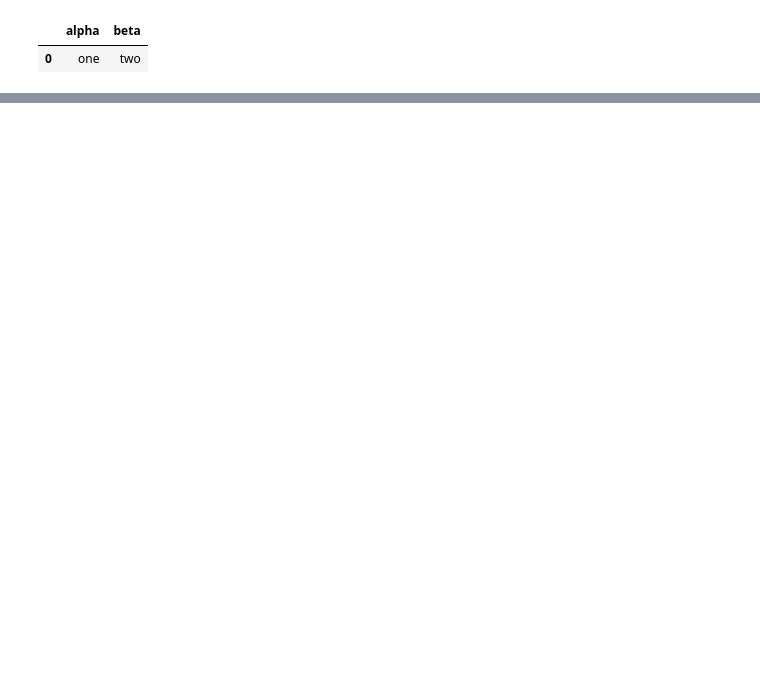
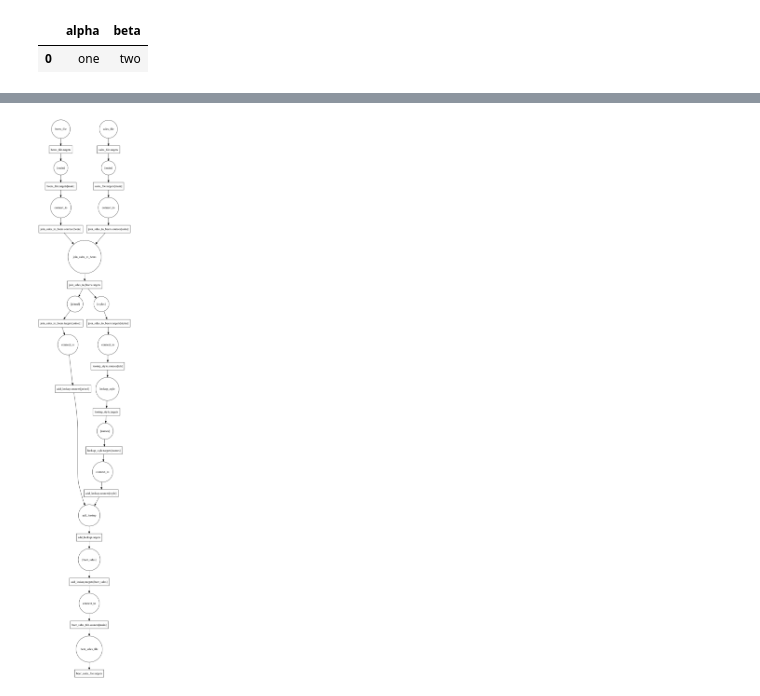
Before and after one commit to inside-track/pemi, a Jupyter notebook: some_job.ipynb, the cells around one changed output, grey strips where cells are left out. Drawn from its saved outputs; the diff is of its cells as text; code cells hidden in the pictures; blank space fills up the shorter version.

```diff
--- a/some_job.ipynb
+++ b/some_job.ipynb
@@ -56,8 +61,14 @@ import importlib
 import jobs
 import jobs.simple_job
 importlib.reload(jobs.simple_job)
+importlib.reload(pemi.pipes.generic)
+importlib.reload(pemi.pipes.dask)
 
+import pemi
 import pandas as pd
+
+import logging
+pemi.log().setLevel(logging.DEBUG)
 
 beers_csv = TableData(
     '''
@@ -73,6 +84,7 @@ beers_csv = TableData(
 sales_csv = TableData(
     '''
     | beer_id | sold_at    | quantity |
+    | -       | -          | -        |
     | 1       | 2017-01-01 | 3        |
     | 1       | 2017-01-04 | 2        |
     | 2       | 2017-01-06 | 7        |
@@ -87,28 +99,62 @@ sales_csv = TableData(
     '''
 ).df
 
-join_sales_to_beer_pipe = jobs.simple_job.JoinSalesToBeersPipe()
-join_sales_to_beer_pipe.sources['beers'].data = beers_csv
-join_sales_to_beer_pipe.sources['sales'].data = sales_csv
-join_sales_to_beer_pipe.flow()
+job = jobs.simple_job.MyJob()
 
-print("join_sales_to_beer_pipe.targets['joined']")
-display(join_sales_to_beer_pipe.targets['joined'].data)
-print("join_sales_to_beer_pipe.targets['styles']")
-display(join_sales_to_beer_pipe.targets['styles'].data)
+class MockLocalCsvFileSourcePipe(pemi.pipes.csv.LocalCsvFileSourcePipe):
+    def flow(self):
+        pass
 
-lookup_styles_pipe = jobs.simple_job.LookupStylePipe()
-lookup_styles_pipe.sources['ids'].data = join_sales_to_beer_pipe.targets['styles'].data
-lookup_styles_pipe.flow()
+class MockLocalCsvFileTargetPipe(pemi.pipes.csv.LocalCsvFileTargetPipe):
+    def flow(self):
+        pass
 
-print("lookup_styles_pipe.targets['names']")
-display(lookup_styles_pipe.targets['names'].data)
+# HOW ABOUT A MOCK METHOD THAT RETURNS A CLASS LIKE THIS
 
-add_lookup_pipe = jobs.simple_job.AddLookupPipe()
-add_lookup_pipe.sources['joined'].data = join_sales_to_beer_pipe.targets['joined'].data
-add_lookup_pipe.sources['style'].data = lookup_styles_pipe.targets['names'].data
-add_lookup_pipe.flow()
+mock_beers_file_pipe = MockLocalCsvFileSourcePipe(
+    schema=job.pipes['beers_file'].schema,
+    paths=job.pipes['beers_file'].paths,
+)
 
-print("add_lookup_pipe.targets['beer_sales']")
-display(add_lookup_pipe.targets['beer_sales'].data)
+mock_beers_file_pipe.targets['main'].data = beers_csv
+
+job.pipe(
+    name='beers_file',
+    pipe=mock_beers_file_pipe
+)
+
+mock_sales_file_pipe = MockLocalCsvFileSourcePipe(
+    schema=job.pipes['sales_file'].schema,
+    paths=job.pipes['sales_file'].paths,
+)
+
+mock_sales_file_pipe.targets['main'].data = sales_csv
+
+job.pipe(
+    name='sales_file',
+    pipe=mock_sales_file_pipe
+)
+
+mock_beer_sales_file_pipe = MockLocalCsvFileTargetPipe(
+    schema=job.pipes['beer_sales_file'].schema,
+    path=job.pipes['beer_sales_file'].path
+)
+
+job.pipe(
+    name='beer_sales_file',
+    pipe=mock_beer_sales_file_pipe
+)
+
+for conn in job.connections:
+    mock_pipes = ['beers_file', 'sales_file', 'beer_sales_file']
+    if conn.from_pipe.name in mock_pipes:
+        conn.from_pipe = job.pipes[conn.from_pipe.name]
+    if conn.to_pipe.name in mock_pipes:
+        conn.to_pipe = job.pipes[conn.to_pipe.name]
+
+
+job.dask.graph()
+#job.pipes['sales_file'].targets['main'].data
+# job.flow()
+# job.pipes['beer_sales_file'].sources['main'].data
 # %% [output]
@@ -162,0 +161 @@ add_lookup_pipe.targets['beer_sales']
+[figure, added]
```
Also changed, not shown: parts of 6 cells of this notebook, 13 other files.
